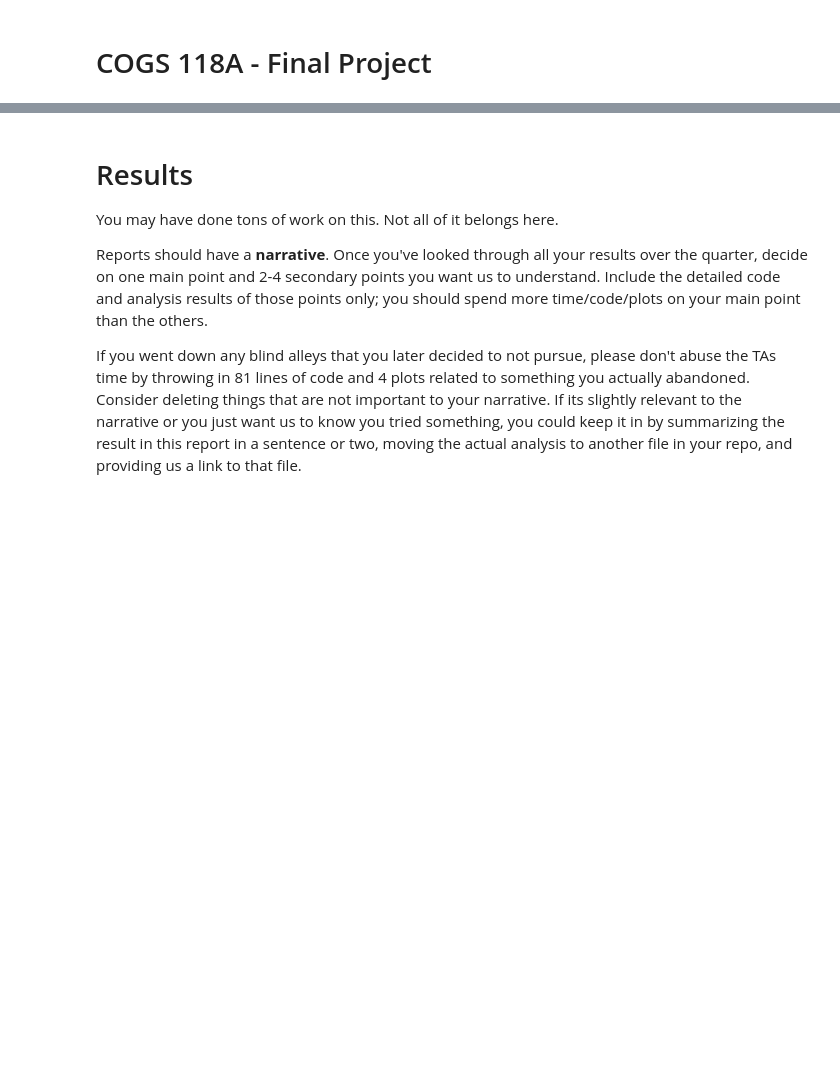
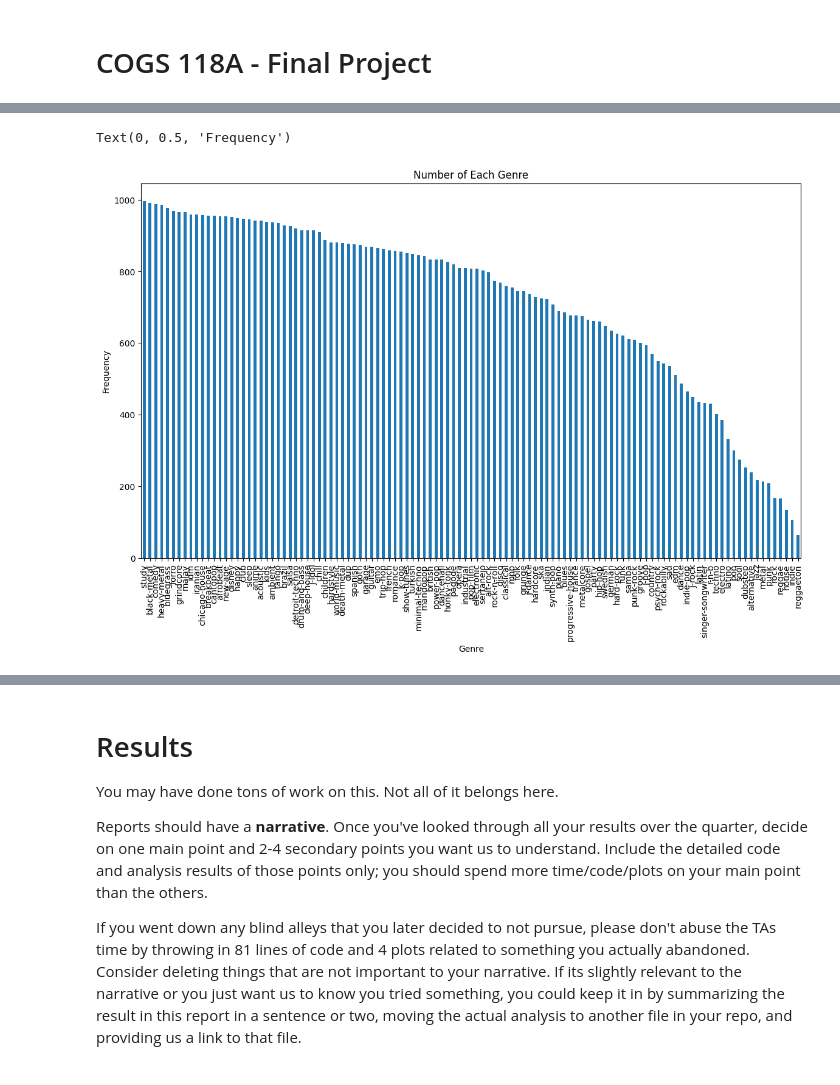
Before and after one commit to COGS118A/Group025-Wi23, a Jupyter notebook: FinalProjectGroup025-Wi23.ipynb, the cells around one changed output, grey strips where cells are left out. Cells and saved outputs as stored; diff of their text form; code cells hidden in the pictures; blank space fills up the shorter version.

```diff
--- a/FinalProjectGroup025-Wi23.ipynb
+++ b/FinalProjectGroup025-Wi23.ipynb
@@ -57,0 +217,3 @@ Propose at least one evaluation metric that can be used to quantify the performa
+# %%
+df = pd.read_csv('dataset.csv')
+df.head()
@@ -57,0 +228,6 @@ Propose at least one evaluation metric that can be used to quantify the performa
+# %%
+df['combined'] = df['artists'] + df['track_name']
+df.head()
+df = df.drop_duplicates(subset=['combined'], keep='first')
+df = df.drop(columns=['Unnamed: 0','track_id', 'album_name', 'combined'], axis=1)
+df.head()
@@ -57,0 +246,9 @@ Propose at least one evaluation metric that can be used to quantify the performa
+# %%
+ax = df['track_genre'].value_counts().plot(kind='bar',
+                                            figsize=(14,8),
+                                            title="Number of Each Genre")
+ax.set_xlabel("Genre")
+ax.set_ylabel("Frequency")
+# %% [output]
+Text(0, 0.5, 'Frequency')
+[figure, added]
```
Also changed, not shown: parts of 56 cells of this notebook, 2 other files.
